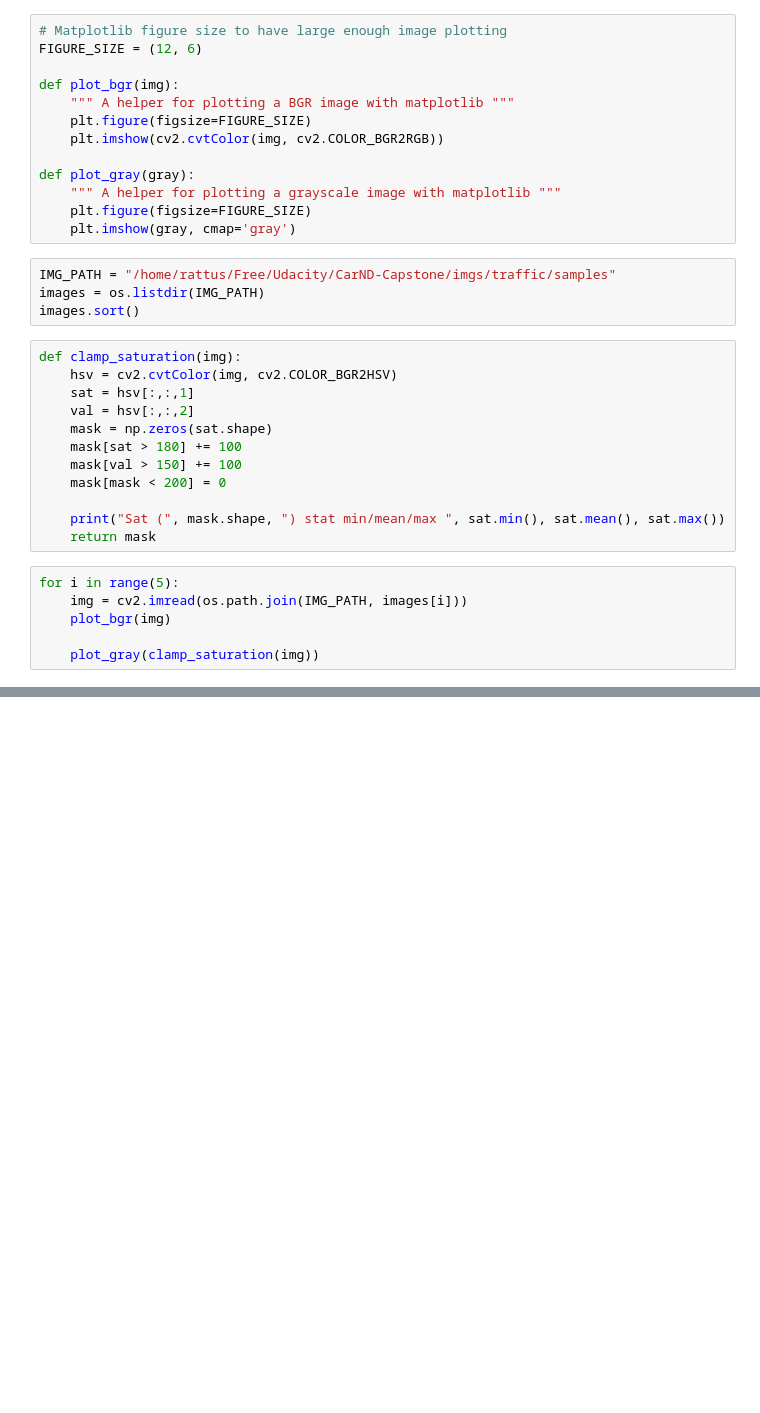
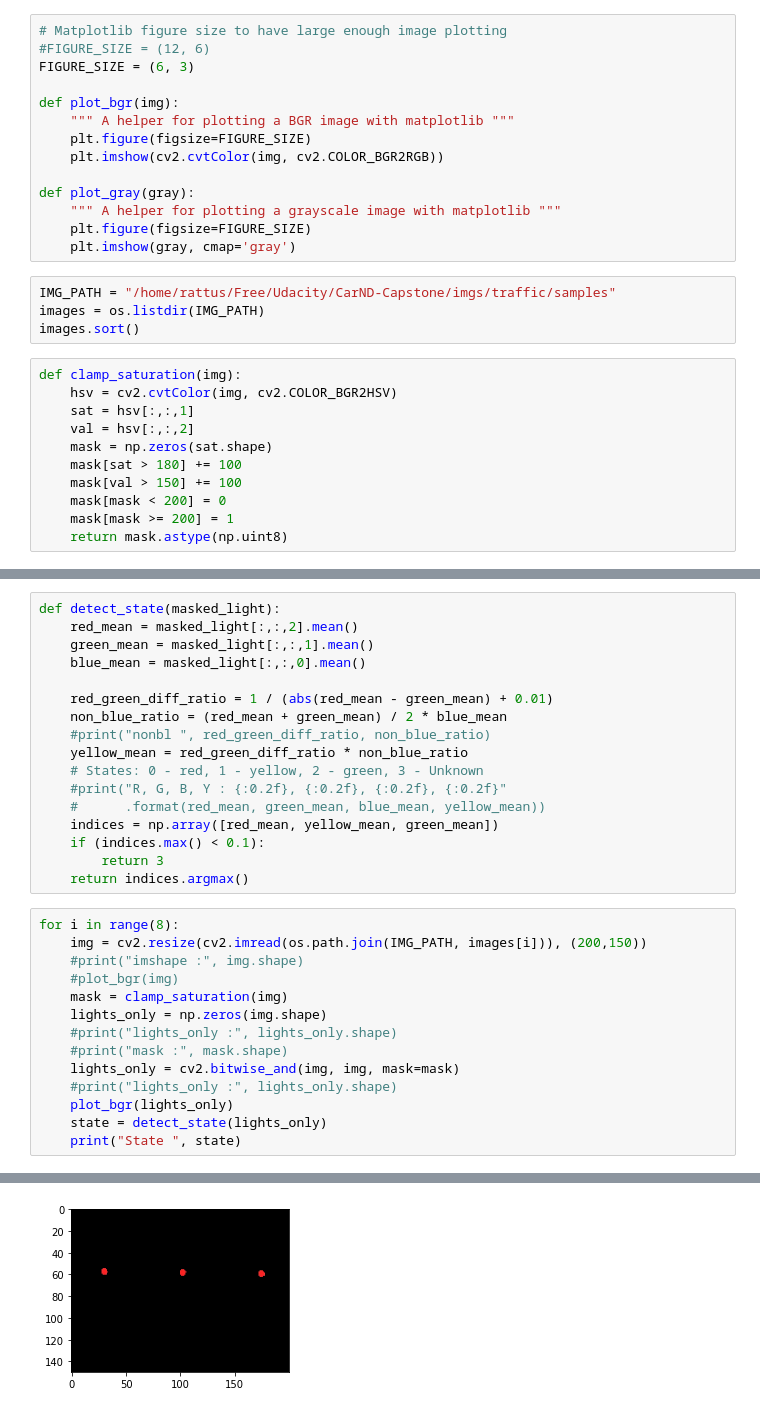
Before and after one commit to khaemn/CarND-Capstone, a Jupyter notebook: ros/src/tl_detector/light_classification/OpenCV_trafficlight.ipynb, the cells around one changed output, grey strips where cells are left out. Saved outputs shown, nothing was run; the diff lists cells and outputs as text; blank space fills up the shorter version.

```diff
--- a/ros/src/tl_detector/light_classification/OpenCV_trafficlight.ipynb
+++ b/ros/src/tl_detector/light_classification/OpenCV_trafficlight.ipynb
@@ -6,7 +6,8 @@ import os
 import matplotlib.pyplot as plt
 # %%
 # Matplotlib figure size to have large enough image plotting
-FIGURE_SIZE = (12, 6)
+#FIGURE_SIZE = (12, 6)
+FIGURE_SIZE = (6, 3)
 
 def plot_bgr(img):
     """ A helper for plotting a BGR image with matplotlib """
@@ -30,12 +31,5 @@ def clamp_saturation(img):
     mask[sat > 180] += 100
     mask[val > 150] += 100
     mask[mask < 200] = 0
-
-    print("Sat (", mask.shape, ") stat min/mean/max ", sat.min(), sat.mean(), sat.max())
-    return mask
+    mask[mask >= 200] = 1
+    return mask.astype(np.uint8)
-# %%
-for i in range(5):
-    img = cv2.imread(os.path.join(IMG_PATH, images[i]))
-    plot_bgr(img)
-
-    plot_gray(clamp_saturation(img))
@@ -57,0 +36,32 @@ Sat ( (600, 800) ) stat min/mean/max  0 96.91144791666666 255
+# %%
+def detect_state(masked_light):
+    red_mean = masked_light[:,:,2].mean()
+    green_mean = masked_light[:,:,1].mean()
+    blue_mean = masked_light[:,:,0].mean()
+
+    red_green_diff_ratio = 1 / (abs(red_mean - green_mean) + 0.01)
+    non_blue_ratio = (red_mean + green_mean) / 2 * blue_mean
+    #print("nonbl ", red_green_diff_ratio, non_blue_ratio)
+    yellow_mean = red_green_diff_ratio * non_blue_ratio
+    # States: 0 - red, 1 - yellow, 2 - green, 3 - Unknown
+    #print("R, G, B, Y : {:0.2f}, {:0.2f}, {:0.2f}, {:0.2f}"
+    #      .format(red_mean, green_mean, blue_mean, yellow_mean))
+    indices = np.array([red_mean, yellow_mean, green_mean])
+    if (indices.max() < 0.1):
+        return 3
+    return indices.argmax()
+# %%
+for i in range(8):
+    img = cv2.resize(cv2.imread(os.path.join(IMG_PATH, images[i])), (200,150))
+    #print("imshape :", img.shape)
+    #plot_bgr(img)
+    mask = clamp_saturation(img)
+    lights_only = np.zeros(img.shape)
+    #print("lights_only :", lights_only.shape)
+    #print("mask :", mask.shape)
+    lights_only = cv2.bitwise_and(img, img, mask=mask)
+    #print("lights_only :", lights_only.shape)
+    plot_bgr(lights_only)
+    state = detect_state(lights_only)
+    print("State ", state)
+# %% [output]
@@ -57,0 +76 @@ Sat ( (600, 800) ) stat min/mean/max  0 96.91144791666666 255
+[figure, added]
```
Also changed, not shown: parts of 2 cells of this notebook, 8 other files.
